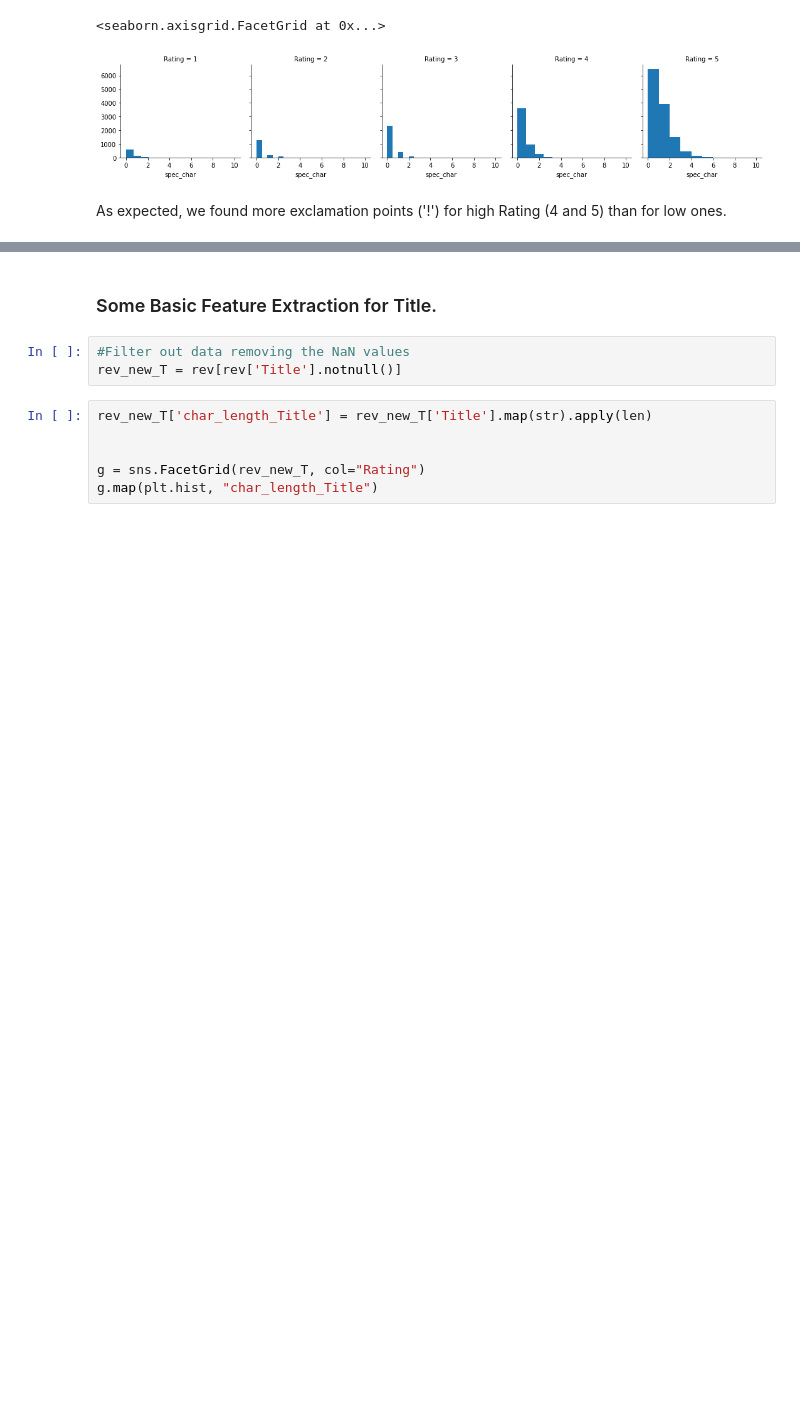
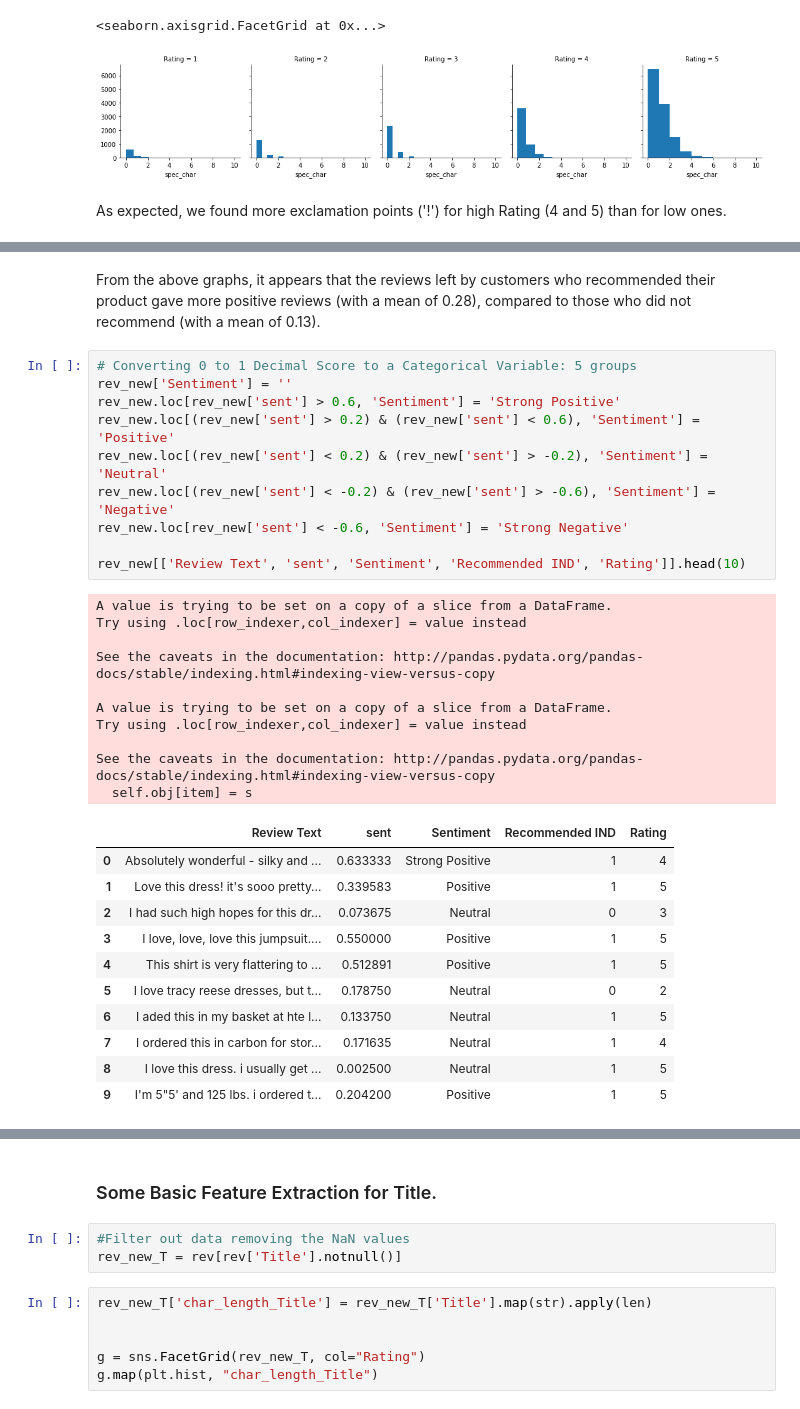
Before and after one commit to LisaB83/Analysis-on-e-commerce-reviews, a Jupyter notebook: Capstone_Project_NLP.ipynb, the cells around one changed output, grey strips where cells are left out. Saved outputs shown, nothing was run; the diff lists cells and outputs as text; blank space fills up the shorter version.

```diff
--- a/Capstone_Project_NLP.ipynb
+++ b/Capstone_Project_NLP.ipynb
@@ -194,0 +700,34 @@ As expected, we found more exclamation points ('!') for high Rating (4 and 5) th
+# %% [markdown]
+From the above graphs, it appears that the reviews left by customers who recommended their product gave more positive reviews (with a mean of 0.28), compared to those who did not recommend (with a mean of 0.13).
+# %%
+# Converting 0 to 1 Decimal Score to a Categorical Variable: 5 groups
+rev_new['Sentiment'] = ''
+rev_new.loc[rev_new['sent'] > 0.6, 'Sentiment'] = 'Strong Positive'
+rev_new.loc[(rev_new['sent'] > 0.2) & (rev_new['sent'] < 0.6), 'Sentiment'] = 'Positive'
+rev_new.loc[(rev_new['sent'] < 0.2) & (rev_new['sent'] > -0.2), 'Sentiment'] = 'Neutral'
+rev_new.loc[(rev_new['sent'] < -0.2) & (rev_new['sent'] > -0.6), 'Sentiment'] = 'Negative'
+rev_new.loc[rev_new['sent'] < -0.6, 'Sentiment'] = 'Strong Negative'
+
+rev_new[['Review Text', 'sent', 'Sentiment', 'Recommended IND', 'Rating']].head(10)
+# %% [output]
+A value is trying to be set on a copy of a slice from a DataFrame.
+Try using .loc[row_indexer,col_indexer] = value instead
+
+See the caveats in the documentation: http://pandas.pydata.org/pandas-docs/stable/indexing.html#indexing-view-versus-copy
+
+A value is trying to be set on a copy of a slice from a DataFrame.
+Try using .loc[row_indexer,col_indexer] = value instead
+
+See the caveats in the documentation: http://pandas.pydata.org/pandas-docs/stable/indexing.html#indexing-view-versus-copy
+  self.obj[item] = s
+|  | Review Text | sent | Sentiment | Recommended IND | Rating |
+| 0 | Absolutely wonderful - silky and ... | 0.633333 | Strong Positive | 1 | 4 |
+| 1 | Love this dress! it's sooo pretty... | 0.339583 | Positive | 1 | 5 |
+| 2 | I had such high hopes for this dr... | 0.073675 | Neutral | 0 | 3 |
+| 3 | I love, love, love this jumpsuit.... | 0.550000 | Positive | 1 | 5 |
+| 4 | This shirt is very flattering to ... | 0.512891 | Positive | 1 | 5 |
+| 5 | I love tracy reese dresses, but t... | 0.178750 | Neutral | 0 | 2 |
+| 6 | I aded this in my basket at hte l... | 0.133750 | Neutral | 1 | 5 |
+| 7 | I ordered this in carbon for stor... | 0.171635 | Neutral | 1 | 4 |
+| 8 | I love this dress. i usually get ... | 0.002500 | Neutral | 1 | 5 |
+| 9 | I'm 5"5' and 125 lbs. i ordered t... | 0.204200 | Positive | 1 | 5 |
```
Also changed, not shown: parts of 69 cells of this notebook.
